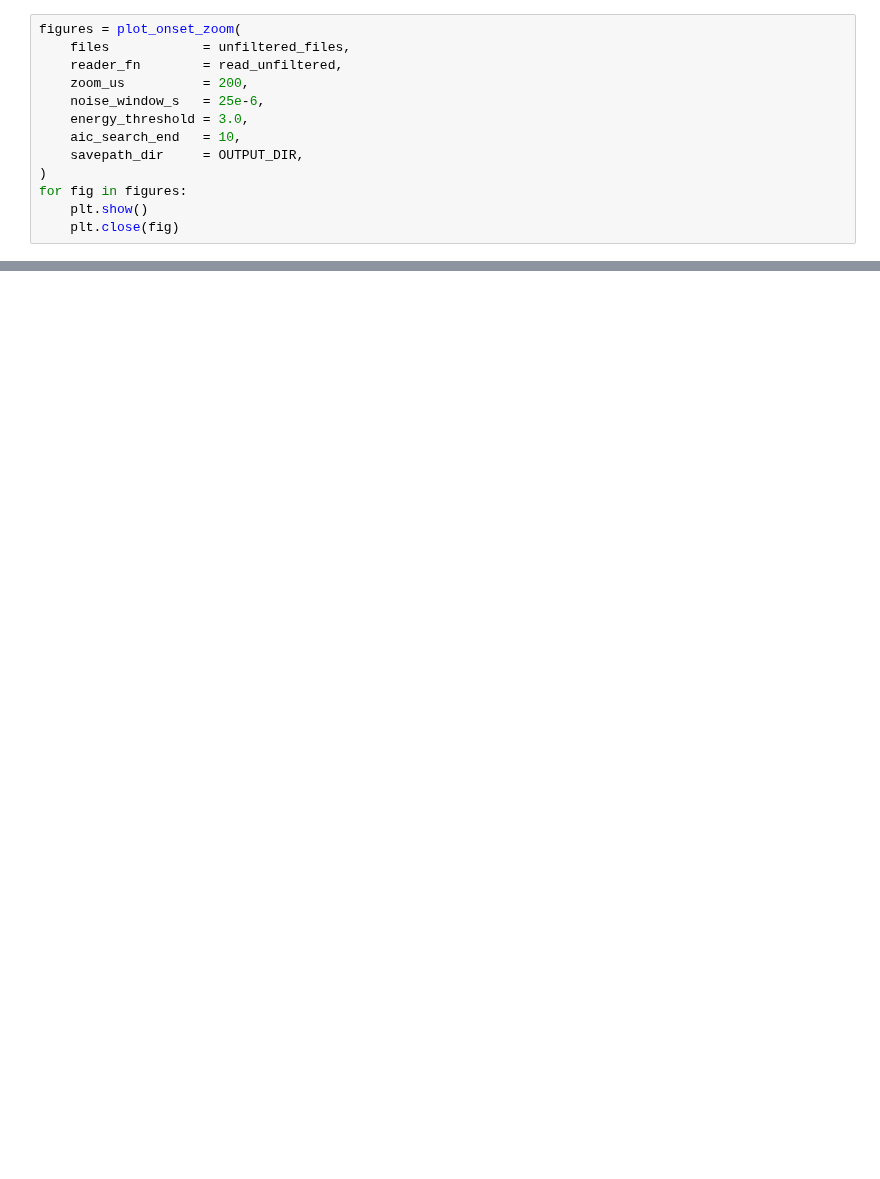
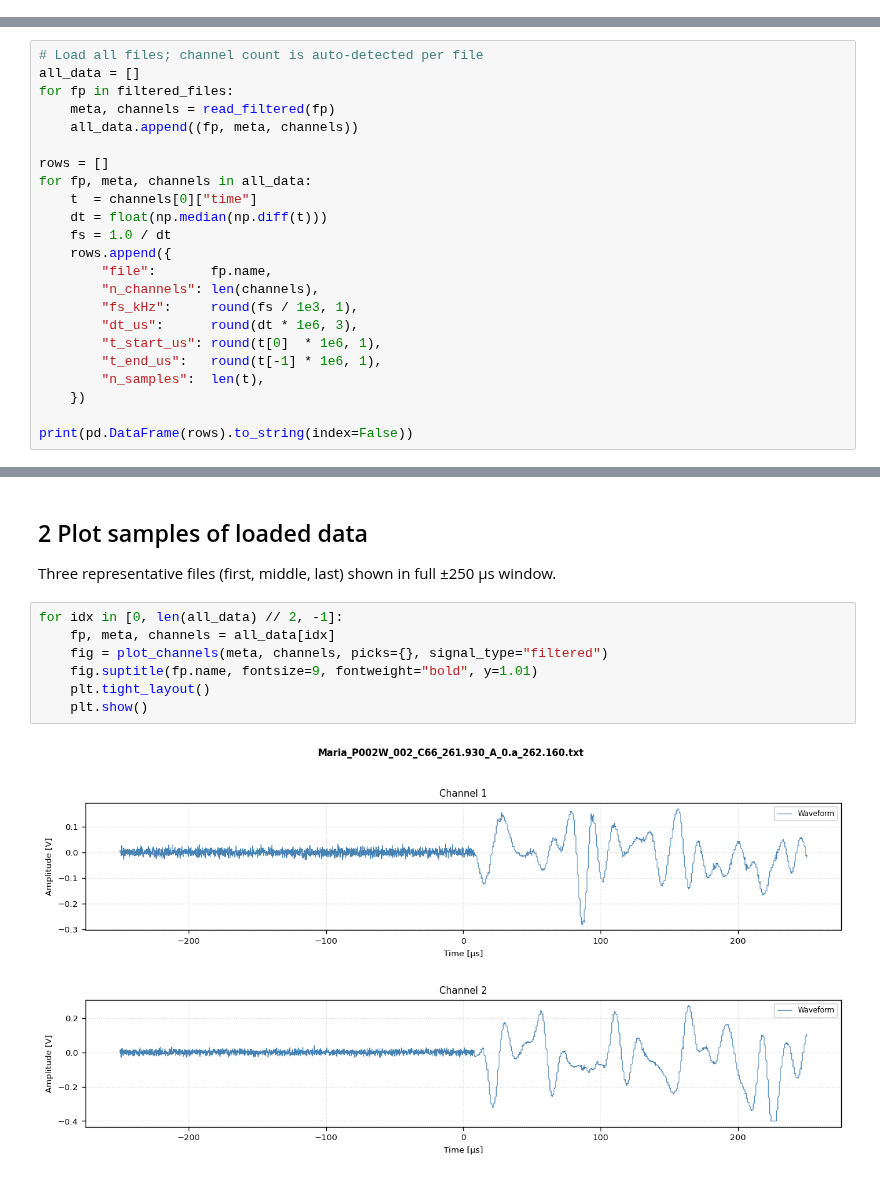
Before and after one commit to wamriewdan/ae_arrival_picker, a Jupyter notebook: notebooks/demo_maria_project.ipynb, the cells around one changed output, grey strips where cells are left out. Cells and saved outputs as stored; diff of their text form; blank space fills up the shorter version.

```diff
--- a/notebooks/demo_maria_project.ipynb
+++ b/notebooks/demo_maria_project.ipynb
@@ -307,13 +0,0 @@ energy-onset picks overlaid side-by-side across all four channels.
-# %%
-figures = plot_onset_zoom(
-    files            = unfiltered_files,
-    reader_fn        = read_unfiltered,
-    zoom_us          = 200,
-    noise_window_s   = 25e-6,
-    energy_threshold = 3.0,
-    aic_search_end   = 10,
-    savepath_dir     = OUTPUT_DIR,
-)
-for fig in figures:
-    plt.show()
-    plt.close(fig)
@@ -325,0 +60,23 @@ for fig in figures:
+# %%
+# Load all files; channel count is auto-detected per file
+all_data = []
+for fp in filtered_files:
+    meta, channels = read_filtered(fp)
+    all_data.append((fp, meta, channels))
+
+rows = []
+for fp, meta, channels in all_data:
+    t  = channels[0]["time"]
+    dt = float(np.median(np.diff(t)))
+    fs = 1.0 / dt
+    rows.append({
+        "file":       fp.name,
+        "n_channels": len(channels),
+        "fs_kHz":     round(fs / 1e3, 1),
+        "dt_us":      round(dt * 1e6, 3),
+        "t_start_us": round(t[0]  * 1e6, 1),
+        "t_end_us":   round(t[-1] * 1e6, 1),
+        "n_samples":  len(t),
+    })
+
+print(pd.DataFrame(rows).to_string(index=False))
@@ -325,0 +90,13 @@ for fig in figures:
+# %% [markdown]
+## 2  Plot samples of loaded data
+
+Three representative files (first, middle, last) shown in full ±250 µs window.
+# %%
+for idx in [0, len(all_data) // 2, -1]:
+    fp, meta, channels = all_data[idx]
+    fig = plot_channels(meta, channels, picks={}, signal_type="filtered")
+    fig.suptitle(fp.name, fontsize=9, fontweight="bold", y=1.01)
+    plt.tight_layout()
+    plt.show()
+# %% [output]
+[figure, added]
```
Also changed, not shown: parts of 48 cells of this notebook, 10 other files.
